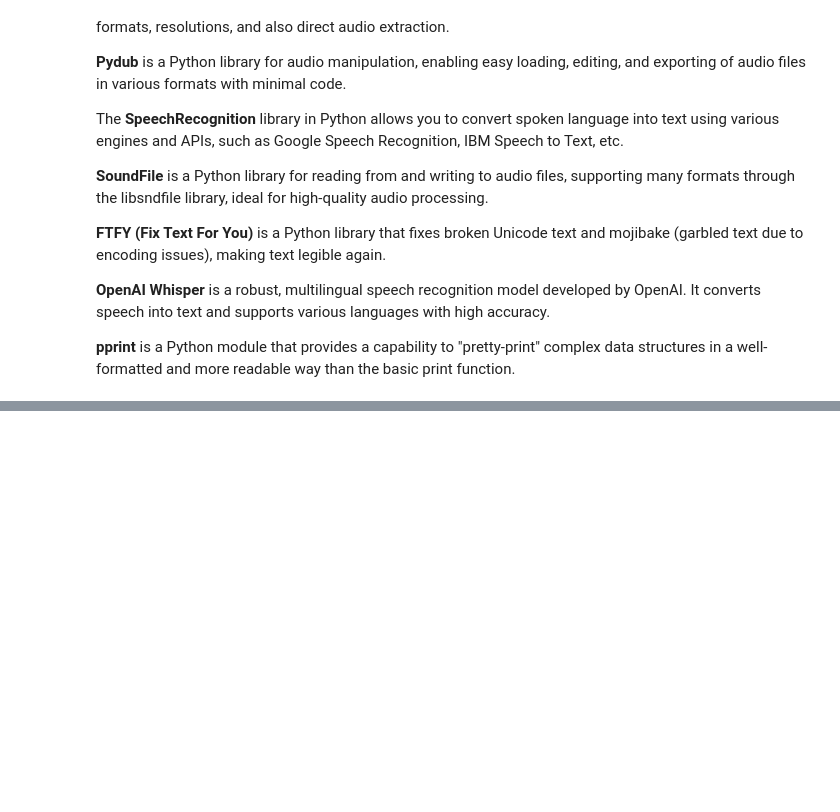
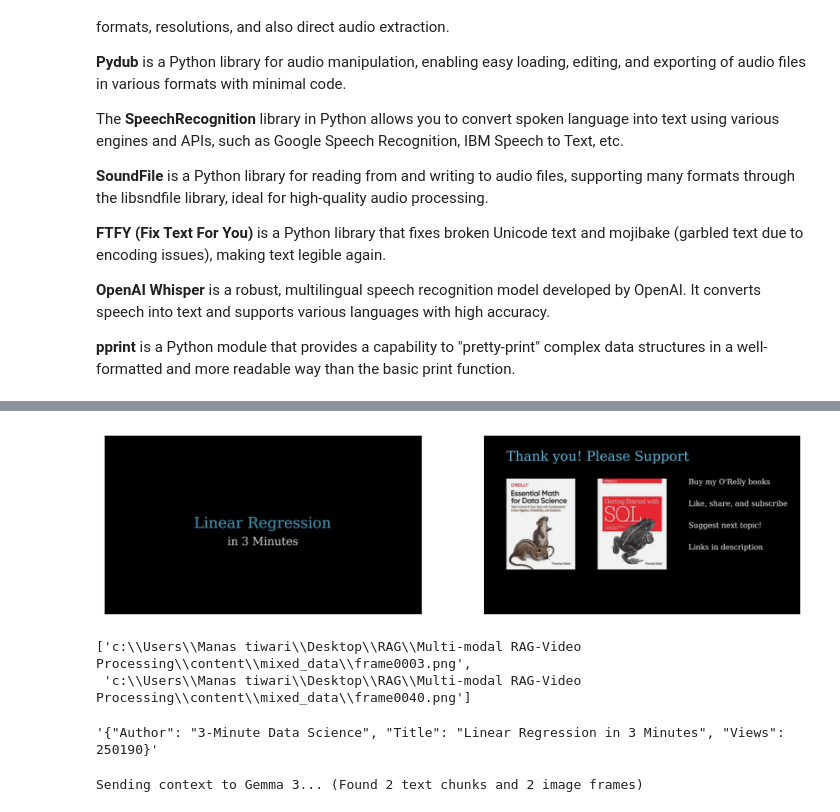
Before and after one commit to manasTiwari-IR/RAG, a Jupyter notebook: Multi-modal RAG-Video Processing/videoProcessing.ipynb, the cells around one changed output, grey strips where cells are left out. Drawn from its saved outputs; the diff is of its cells as text; code cells hidden in the pictures; blank space fills up the shorter version.

Commit message:
feat: Implement multi-modal video processing with a new Jupyter notebook and update gitignore to exclude generated files.

```diff
--- a/Multi-modal RAG-Video Processing/videoProcessing.ipynb
+++ b/Multi-modal RAG-Video Processing/videoProcessing.ipynb
@@ -101,0 +378,18 @@ pip install -U transformers accelerate bitsandbytes sentencepiece
+# %%
+def retrieve(retriever_engine, query_str):
+    retrieval_results = retriever_engine.retrieve(query_str)
+
+    retrieved_image = []
+    retrieved_text = []
+    for res_node in retrieval_results:
+        if isinstance(res_node.node, ImageNode):
+            retrieved_image.append(res_node.node.metadata["file_path"])
+        else:
+            display_source_node(res_node, source_length=200)
+            retrieved_text.append(res_node.text)
+
+    return retrieved_image, retrieved_text
+# %%
+query_str="can you tell me what is linear regression and equation of linear regression?"
+# %%
+img,text=retrieve(retriever_engine,query_str)
@@ -101,0 +401,26 @@ pip install -U transformers accelerate bitsandbytes sentencepiece
+# %%
+import matplotlib.pyplot as plt
+def plot_images(images_path):
+  images_shown = 0
+  plt.figure(figsize=(16, 9))
+  for img_path in images_path:
+        if os.path.isfile(img_path):
+            image = Image.open(img_path)
+
+            plt.subplot(2, 3, images_shown + 1)
+            plt.imshow(image)
+            plt.xticks([])
+            plt.yticks([])
+
+            images_shown += 1
+            if images_shown >= 5:
+                break
+# %%
+plot_images(img)
+# %% [output]
+[figure, added]
+# %%
+img
+# %% [output]
+['c:\\Users\\Manas tiwari\\Desktop\\RAG\\Multi-modal RAG-Video Processing\\content\\mixed_data\\frame0003.png',
+ 'c:\\Users\\Manas tiwari\\Desktop\\RAG\\Multi-modal RAG-Video Processing\\content\\mixed_data\\frame0040.png']
@@ -101,0 +444,8 @@ pip install -U transformers accelerate bitsandbytes sentencepiece
+# %%
+metadata_str
+# %% [output]
+'{"Author": "3-Minute Data Science", "Title": "Linear Regression in 3 Minutes", "Views": 250190}'
+# %%
+print(f"\nSending context to Gemma 3... (Found {len(text)} text chunks and {len(img)} image frames)")
+# %% [output]
+Sending context to Gemma 3... (Found 2 text chunks and 2 image frames)
```
Also changed, not shown: parts of 44 cells of this notebook, 1 other file.
